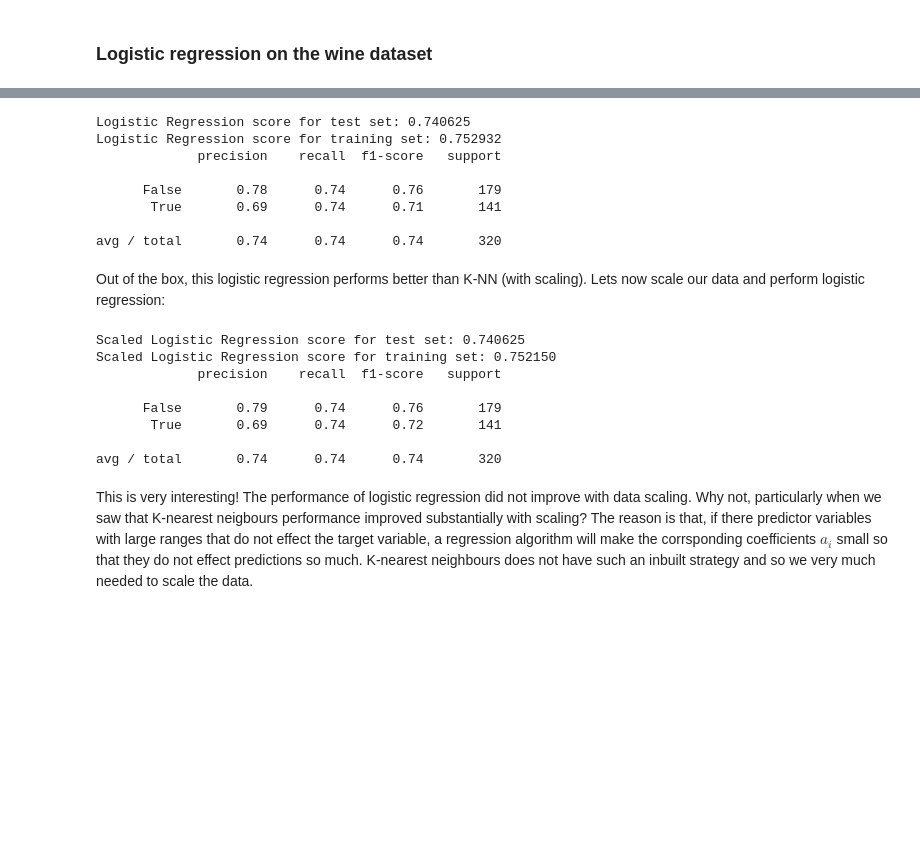
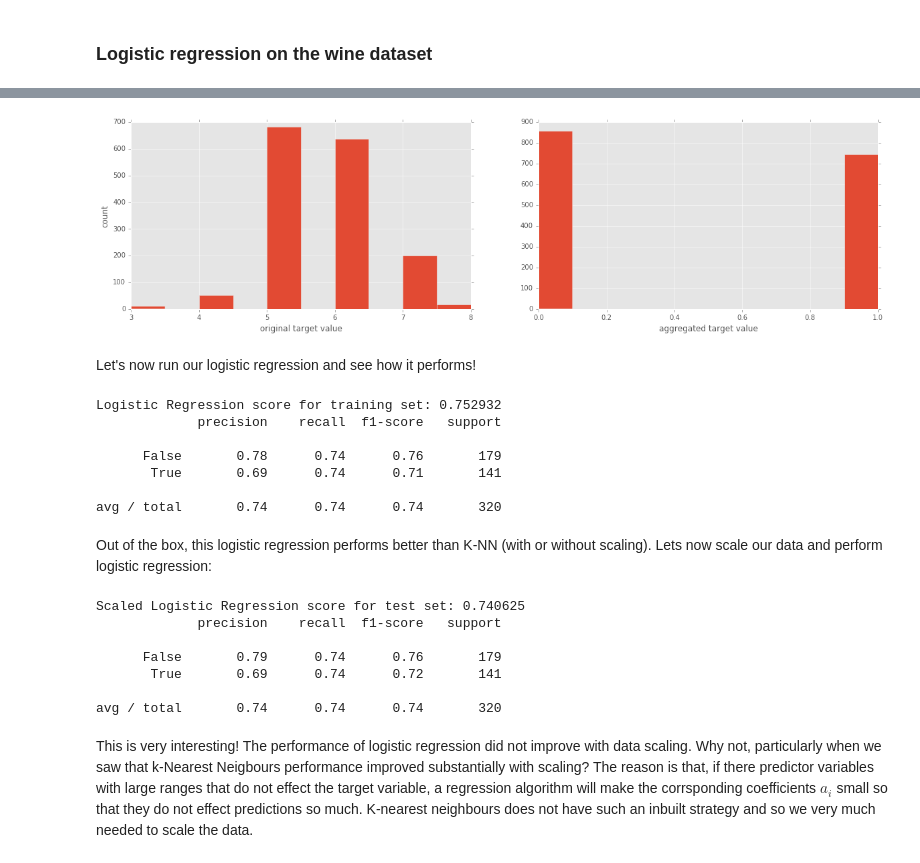
Before and after one commit to hugobowne/machine_learning_techniques, a Jupyter notebook: notes_on_ML/Logistic_regression_and_preprocessing.ipynb, the cells around one changed output, grey strips where cells are left out. Drawn from its saved outputs; the diff is of its cells as text; code cells hidden in the pictures; blank space fills up the shorter version.

```diff
--- a/notes_on_ML/Logistic_regression_and_preprocessing.ipynb
+++ b/notes_on_ML/Logistic_regression_and_preprocessing.ipynb
@@ -68,27 +73,39 @@ Now we've seen the mechanics of logistic regression, let's implement a logistic
+# %%
+# Import necessary modules
+from sklearn import linear_model
+from sklearn.cross_validation import train_test_split
+# Load data
+df = pd.read_csv('http://archive.ics.uci.edu/ml/machine-learning-databases/wine-quality/winequality-red.csv ' , sep = ';')
+X = df.drop('quality' , 1).values #drop target variable
+y1 = df['quality'].values
+y = y1 <= 5 # is the rating <= 5?
+# plot histograms of original target variable
+# and aggregated target variable
+plt.figure(figsize=(20,5));
+plt.subplot(1, 2, 1 );
+plt.hist(y1);
+plt.xlabel('original target value')
+plt.ylabel('count')
+plt.subplot(1, 2, 2);
+plt.hist(y)
+plt.xlabel('aggregated target value')
+plt.show()
+# %% [output]
+[figure, added]
+# %% [markdown]
+Let's now run our logistic regression and see how it performs!
 # %%
-# import necessary modules
-from sklearn import linear_model
-from sklearn.cross_validation import train_test_split
-# split data into test/train
-
-df = pd.read_csv('http://archive.ics.uci.edu/ml/machine-learning-databases/wine-quality/winequality-red.csv ' , sep = ';')
-
-X = df.drop('quality' , 1).values #drop target variable
-y1 = df['quality'].values
-y = y1 <= 5 # is the rating <= 5?
-
+# Split the data into test and training sets
 X_train, X_test, y_train, y_test = train_test_split(X, y, test_size=0.2, random_state=42)
 #initial logistic regression model
 lr = linear_model.LogisticRegression()
 # fit the model
 lr = lr.fit(X_train, y_train)
-print('Logistic Regression score for test set: %f' % lr.score(X_test, y_test))
 print('Logistic Regression score for training set: %f' % lr.score(X_train, y_train))
 from sklearn.metrics import classification_report
 y_true, y_pred = y_test, lr.predict(X_test)
 print(classification_report(y_true, y_pred))
 # %% [output]
-Logistic Regression score for test set: 0.740625
 Logistic Regression score for training set: 0.752932
              precision    recall  f1-score   support
 
@@ -97,19 +114,17 @@ Logistic Regression score for training set: 0.752932
 
 avg / total       0.74      0.74      0.74       320
 # %% [markdown]
-Out of the box, this logistic regression performs better than K-NN (with scaling). Lets now scale our data and perform logistic regression:
+Out of the box, this logistic regression performs better than K-NN (with or without scaling). Lets now scale our data and perform logistic regression:
 # %%
 from sklearn.preprocessing import scale
 Xs = scale(X)
 Xs_train, Xs_test, y_train, y_test = train_test_split(Xs, y, test_size=0.2, random_state=42)
 lr_2 = lr.fit(Xs_train, y_train)
 print('Scaled Logistic Regression score for test set: %f' % lr_2.score(Xs_test, y_test))
-print('Scaled Logistic Regression score for training set: %f' % lr_2.score(Xs_train, y_train))
 y_true, y_pred = y_test, lr_2.predict(Xs_test)
 print(classification_report(y_true, y_pred))
 # %% [output]
 Scaled Logistic Regression score for test set: 0.740625
-Scaled Logistic Regression score for training set: 0.752150
              precision    recall  f1-score   support
 
       False       0.79      0.74      0.76       179
@@ -117,4 +132,4 @@ Scaled Logistic Regression score for training set: 0.752150
 
 avg / total       0.74      0.74      0.74       320
 # %% [markdown]
-This is very interesting! The performance of logistic regression did not improve with data scaling. Why not, particularly when we saw that K-nearest neigbours performance improved substantially with scaling? The reason is that, if there predictor variables with large ranges that do not effect the target variable, a regression algorithm will make the corrsponding coefficients $a_i$ small so that they do not effect predictions so much. K-nearest neighbours does not have such an inbuilt strategy and so we very much needed to scale the data.
+This is very interesting! The performance of logistic regression did not improve with data scaling. Why not, particularly when we saw that k-Nearest Neigbours performance improved substantially with scaling? The reason is that, if there predictor variables with large ranges that do not effect the target variable, a regression algorithm will make the corrsponding coefficients $a_i$ small so that they do not effect predictions so much. K-nearest neighbours does not have such an inbuilt strategy and so we very much needed to scale the data.
```
Also changed, not shown: parts of 11 cells of this notebook.
